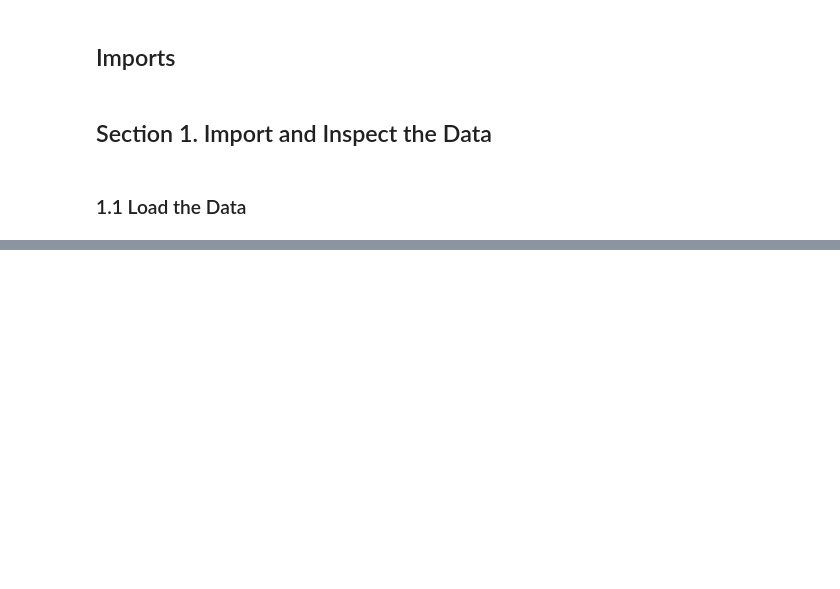
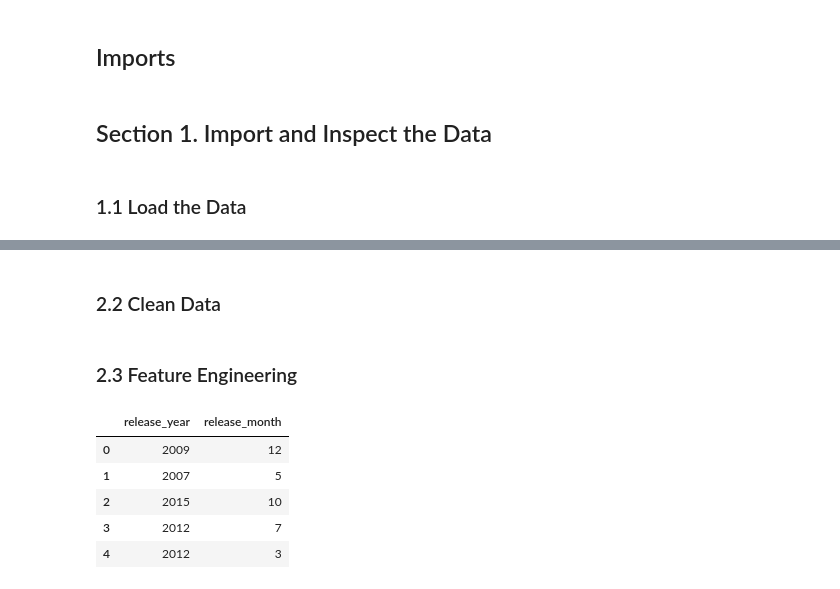
Before and after one commit to DMill31/capstone-project, a Jupyter notebook: miller_capstone.ipynb, the cells around one changed output, grey strips where cells are left out. Drawn from its saved outputs; the diff is of its cells as text; code cells hidden in the pictures; blank space fills up the shorter version.

Commit message:
Cleaned Data and performed feature engineering

```diff
--- a/miller_capstone.ipynb
+++ b/miller_capstone.ipynb
@@ -61,0 +137,7 @@ Index(['budget', 'genres', 'homepage', 'id', 'keywords', 'original_language',
+# %%
+# Remove duplicates
+df = df.drop_duplicates()
+
+# Print number of budget and revenue values that are 0
+print("Number of budget values that are 0:", (df['budget'] == 0).sum())
+print("Number of revenue values that are 0:", (df['revenue'] == 0).sum())
@@ -61,0 +185,2 @@ Index(['budget', 'genres', 'homepage', 'id', 'keywords', 'original_language',
+# %% [markdown]
+### 2.2 Clean Data
@@ -61,0 +197,35 @@ Index(['budget', 'genres', 'homepage', 'id', 'keywords', 'original_language',
+# %%
+# Convert budget and revenue back to numeric
+df['budget'] = pd.to_numeric(df['budget'], errors='coerce')
+df['revenue'] = pd.to_numeric(df['revenue'], errors='coerce')
+
+# Create ROI column
+df['roi'] = df['revenue'] / df['budget']
+
+# Define success based on ROI threshold
+df['success'] = (df['roi'] >= 2.0).astype(int)
+
+# Drop revenue and roi columns
+df = df.drop(columns=['revenue', 'roi'])
+# %% [markdown]
+### 2.3 Feature Engineering
+# %%
+# Log transform the budget column
+df['log_budget'] = np.log1p(df['budget'])
+
+# Extract year and month from release_date
+df['release_year'] = df['release_date'].dt.year
+df['release_month'] = df['release_date'].dt.month
+
+# Drop release_date column
+df = df.drop(columns=['release_date'])
+
+# Display the first few rows of new date columns
+df[['release_year', 'release_month']].head()
+# %% [output]
+|  | release_year | release_month |
+| 0 | 2009 | 12 |
+| 1 | 2007 | 5 |
+| 2 | 2015 | 10 |
+| 3 | 2012 | 7 |
+| 4 | 2012 | 3 |
```
Also changed, not shown: parts of 25 cells of this notebook.
